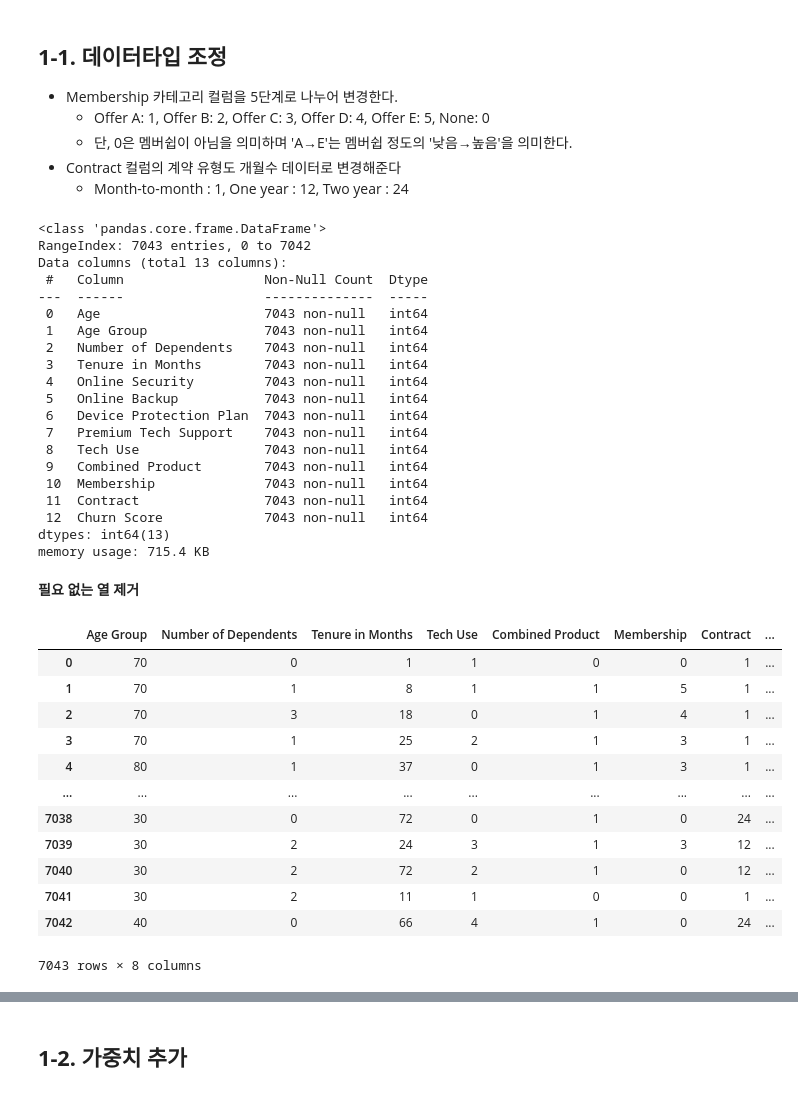
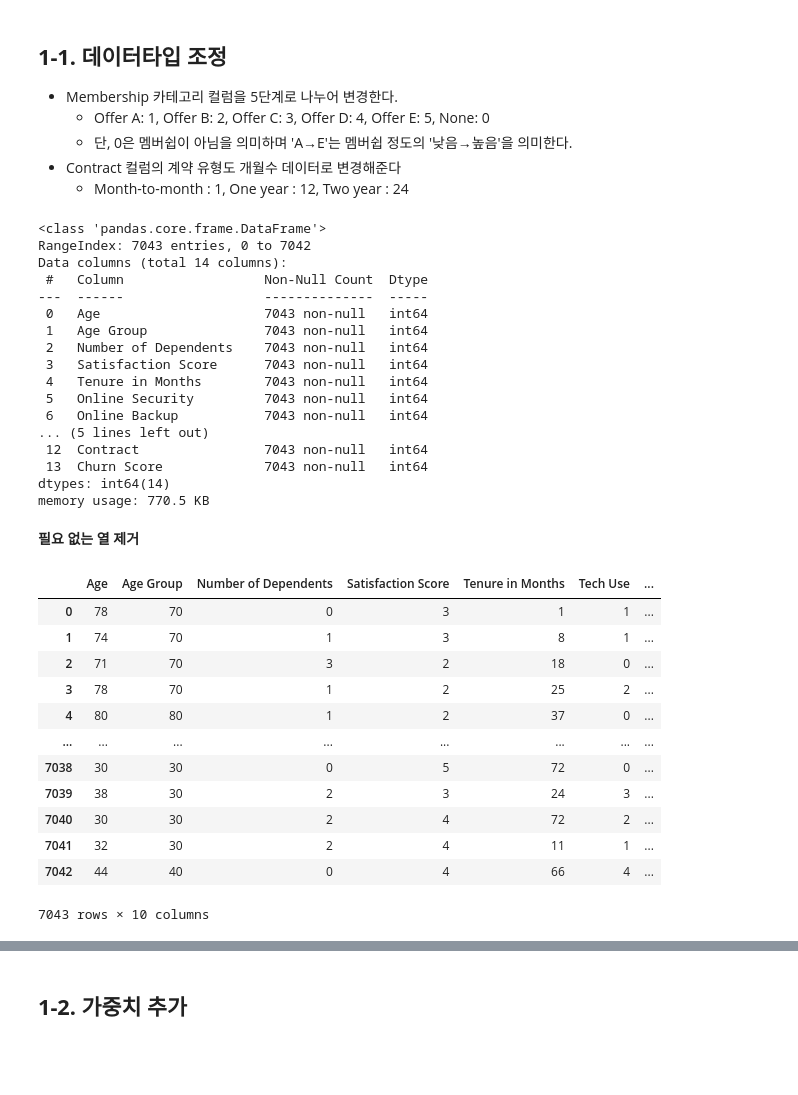
Before and after one commit to uhyozzy/TelecomChurnPrediction, a Jupyter notebook: personal project/분류.ipynb, the cells around one changed output, grey strips where cells are left out. Drawn from its saved outputs; the diff is of its cells as text; code cells hidden in the pictures; blank space fills up the shorter version.

```diff
--- a/personal project/분류.ipynb
+++ b/personal project/분류.ipynb
@@ -20,6 +20,6 @@ import plotly.express as px
 # **0. 데이터 불러오기**
 # %%
 # 파일읽기, 불러오기
-df = pd.read_excel('/content/Data_Set.xlsx')
+df = pd.read_excel('/content/Origin_RFA.xlsx')
 df
 # %% [output]
@@ -171,45 +167,42 @@ df.info()
 # %% [output]
 <class 'pandas.core.frame.DataFrame'>
 RangeIndex: 7043 entries, 0 to 7042
-Data columns (total 13 columns):
+Data columns (total 14 columns):
  #   Column                  Non-Null Count  Dtype
 ---  ------                  --------------  -----
  0   Age                     7043 non-null   int64
  1   Age Group               7043 non-null   int64
  2   Number of Dependents    7043 non-null   int64
- 3   Tenure in Months        7043 non-null   int64
- 4   Online Security         7043 non-null   int64
- 5   Online Backup           7043 non-null   int64
- 6   Device Protection Plan  7043 non-null   int64
- 7   Premium Tech Support    7043 non-null   int64
- 8   Tech Use                7043 non-null   int64
- 9   Combined Product        7043 non-null   int64
- 10  Membership              7043 non-null   int64
- 11  Contract                7043 non-null   int64
- 12  Churn Score             7043 non-null   int64
-dtypes: int64(13)
-memory usage: 715.4 KB
+ 3   Satisfaction Score      7043 non-null   int64
+ 4   Tenure in Months        7043 non-null   int64
+ 5   Online Security         7043 non-null   int64
+ 6   Online Backup           7043 non-null   int64
+... (5 lines left out)
+ 12  Contract                7043 non-null   int64
+ 13  Churn Score             7043 non-null   int64
+dtypes: int64(14)
+memory usage: 770.5 KB
 # %% [markdown]
 **필요 없는 열 제거**
 # %%
 # 상관관계 분석에 필요없는 컬럼제거 후 새로운 데이터 프레임 생성
-data = df.drop(['Age', 'Online Security', 'Online Backup',
+data = df.drop(['Online Security', 'Online Backup',
                 'Device Protection Plan', 'Premium Tech Support'], axis=1)
 data
 # %% [output]
-|  | Age Group | Number of Dependents | Tenure in Months | Tech Use | Combined Product | Membership | Contract | ... |
-| 0 | 70 | 0 | 1 | 1 | 0 | 0 | 1 | ... |
-| 1 | 70 | 1 | 8 | 1 | 1 | 5 | 1 | ... |
-| 2 | 70 | 3 | 18 | 0 | 1 | 4 | 1 | ... |
-| 3 | 70 | 1 | 25 | 2 | 1 | 3 | 1 | ... |
-| 4 | 80 | 1 | 37 | 0 | 1 | 3 | 1 | ... |
-| ... | ... | ... | ... | ... | ... | ... | ... | ... |
-| 7038 | 30 | 0 | 72 | 0 | 1 | 0 | 24 | ... |
-| 7039 | 30 | 2 | 24 | 3 | 1 | 3 | 12 | ... |
-| 7040 | 30 | 2 | 72 | 2 | 1 | 0 | 12 | ... |
-| 7041 | 30 | 2 | 11 | 1 | 0 | 0 | 1 | ... |
-| 7042 | 40 | 0 | 66 | 4 | 1 | 0 | 24 | ... |
+|  | Age | Age Group | Number of Dependents | Satisfaction Score | Tenure in Months | Tech Use | ... |
+| 0 | 78 | 70 | 0 | 3 | 1 | 1 | ... |
+| 1 | 74 | 70 | 1 | 3 | 8 | 1 | ... |
+| 2 | 71 | 70 | 3 | 2 | 18 | 0 | ... |
+| 3 | 78 | 70 | 1 | 2 | 25 | 2 | ... |
+| 4 | 80 | 80 | 1 | 2 | 37 | 0 | ... |
+| ... | ... | ... | ... | ... | ... | ... | ... |
+| 7038 | 30 | 30 | 0 | 5 | 72 | 0 | ... |
+| 7039 | 38 | 30 | 2 | 3 | 24 | 3 | ... |
+| 7040 | 30 | 30 | 2 | 4 | 72 | 2 | ... |
+| 7041 | 32 | 30 | 2 | 4 | 11 | 1 | ... |
+| 7042 | 44 | 40 | 0 | 4 | 66 | 4 | ... |
-7043 rows × 8 columns
+7043 rows × 10 columns
 # %%
 data.info()
 # %% [output]
```
Also changed, not shown: parts of 23 cells of this notebook.
